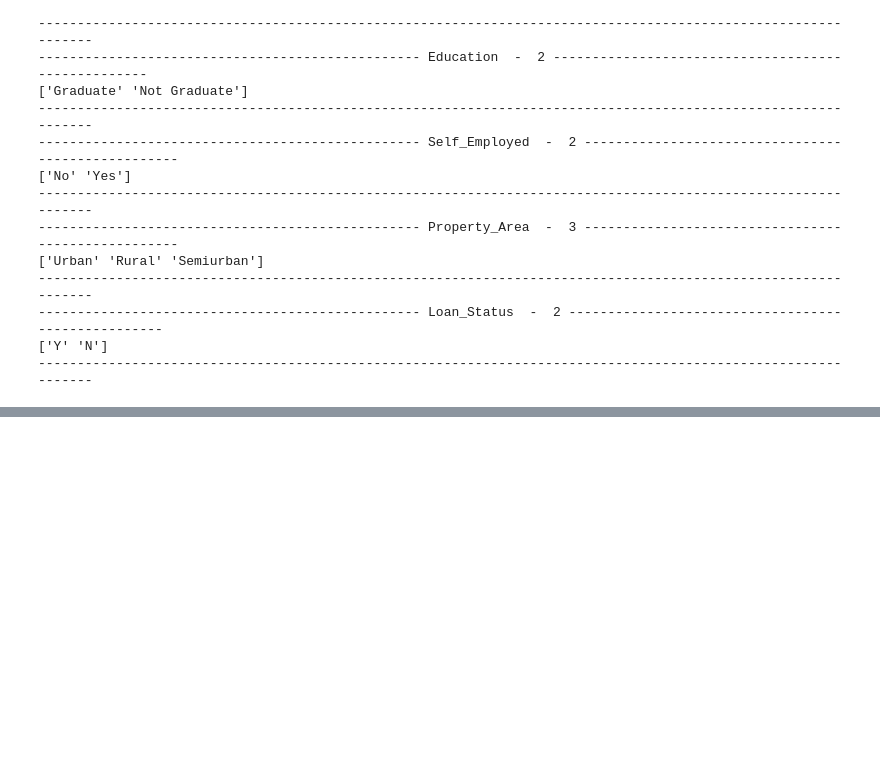
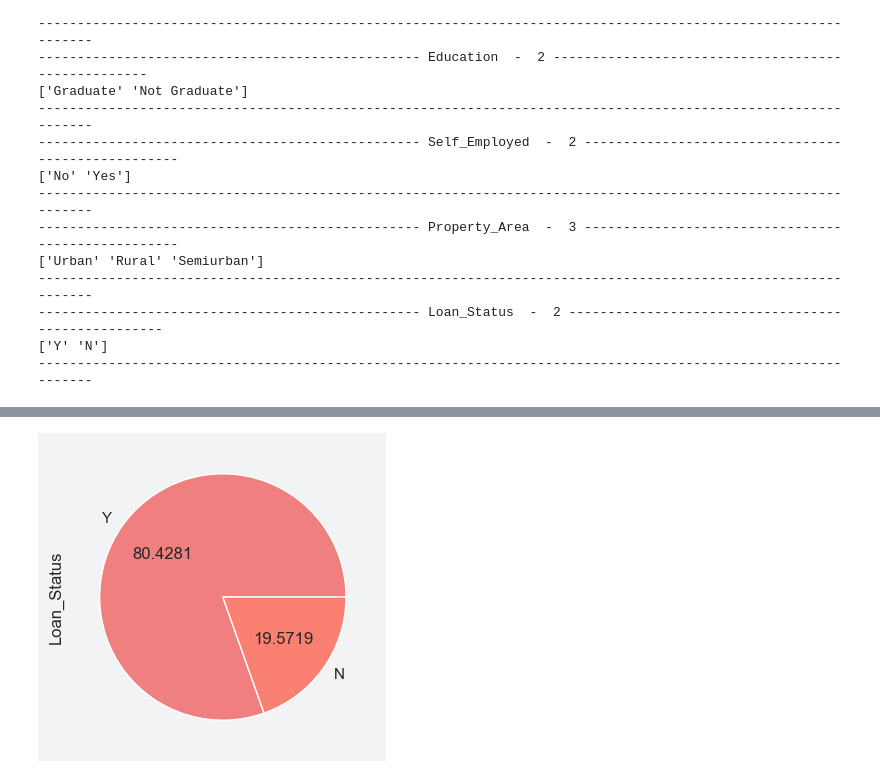
Before and after one commit to Bharadwaj-Sathya/AI, a Jupyter notebook: MachineLearning/SupervisedLearning/Classification/LogisticRegresson/Project/LogisticRegresson.ipynb, the cells around one changed output, grey strips where cells are left out. Cells and saved outputs as stored; diff of their text form; code cells hidden in the pictures; blank space fills up the shorter version.

```diff
--- a/MachineLearning/SupervisedLearning/Classification/LogisticRegresson/Project/LogisticRegresson.ipynb
+++ b/MachineLearning/SupervisedLearning/Classification/LogisticRegresson/Project/LogisticRegresson.ipynb
@@ -336,0 +372,5 @@ for column in raw_data.columns:
+# %%
+# Pie Plot For Loan Status(Target Variable)
+raw_data["Loan_Status"].value_counts().plot(kind="pie",autopct="%.4f");
+# %% [output]
+[figure, added]
```
Also changed, not shown: parts of 10 cells of this notebook, 2 other files.
